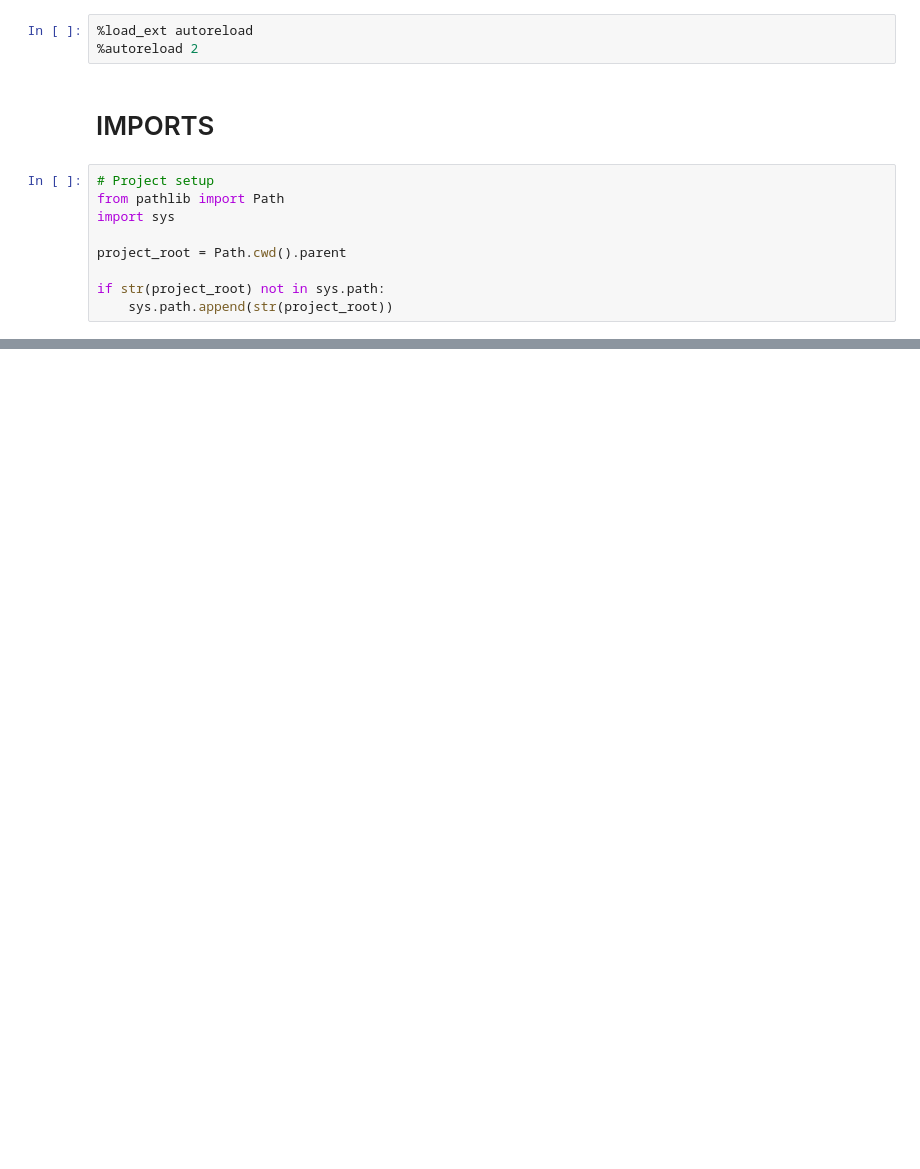
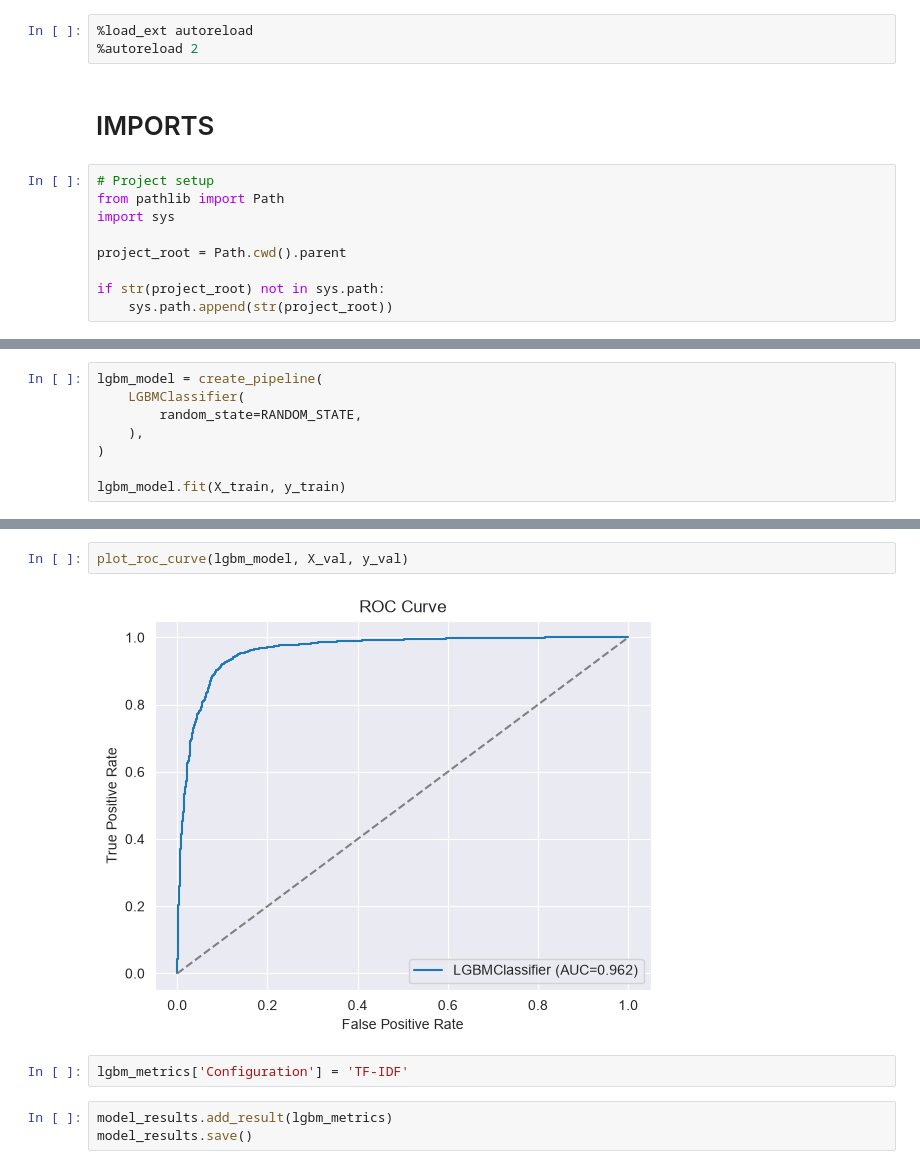
Before and after one commit to tanyadlogush/Predicting_Airline_Recommendations, a Jupyter notebook: notebooks/04_models.ipynb, the cells around one changed output, grey strips where cells are left out. Cells and saved outputs as stored; diff of their text form; blank space fills up the shorter version.

```diff
--- a/notebooks/04_models.ipynb
+++ b/notebooks/04_models.ipynb
@@ -101,0 +165,8 @@ train_df, val_df = train_test_split(
+# %%
+lgbm_model = create_pipeline(
+    LGBMClassifier(
+        random_state=RANDOM_STATE,
+    ),
+)
+
+lgbm_model.fit(X_train, y_train)
@@ -101,0 +194,9 @@ train_df, val_df = train_test_split(
+# %%
+plot_roc_curve(lgbm_model, X_val, y_val)
+# %% [output]
+[figure, added]
+# %%
+lgbm_metrics['Configuration'] = 'TF-IDF'
+# %%
+model_results.add_result(lgbm_metrics)
+model_results.save()
```
Also changed, not shown: parts of 67 cells of this notebook, 15 other files.
